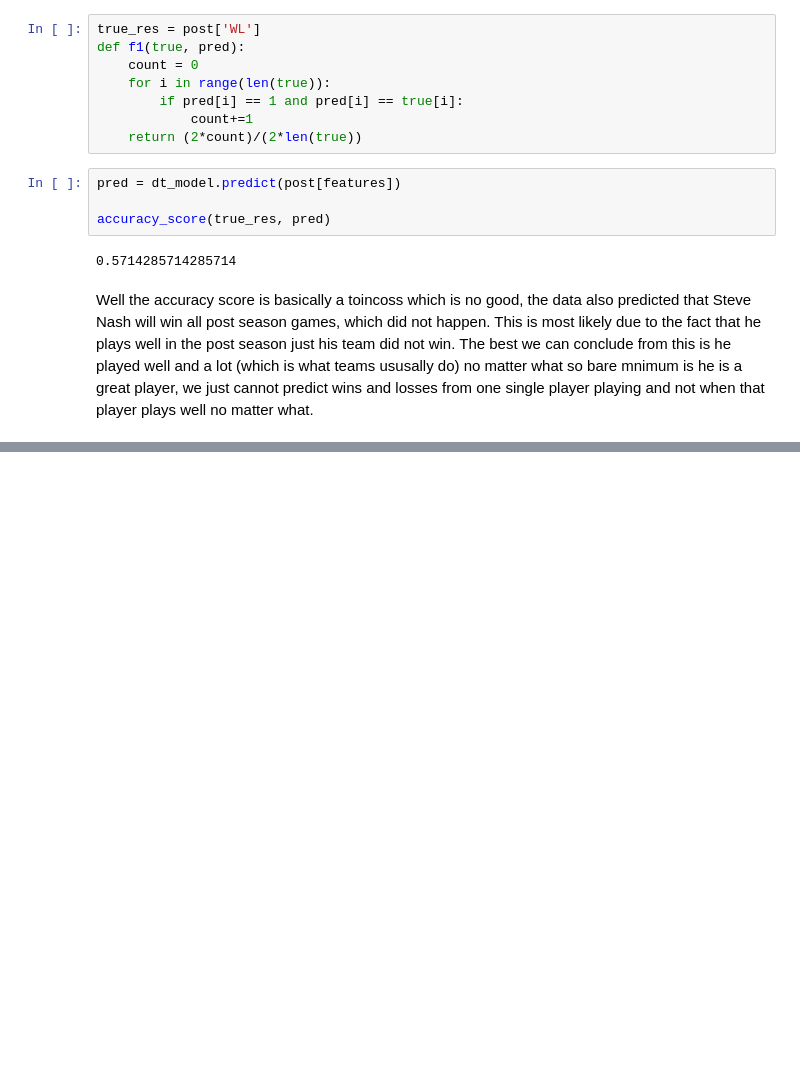
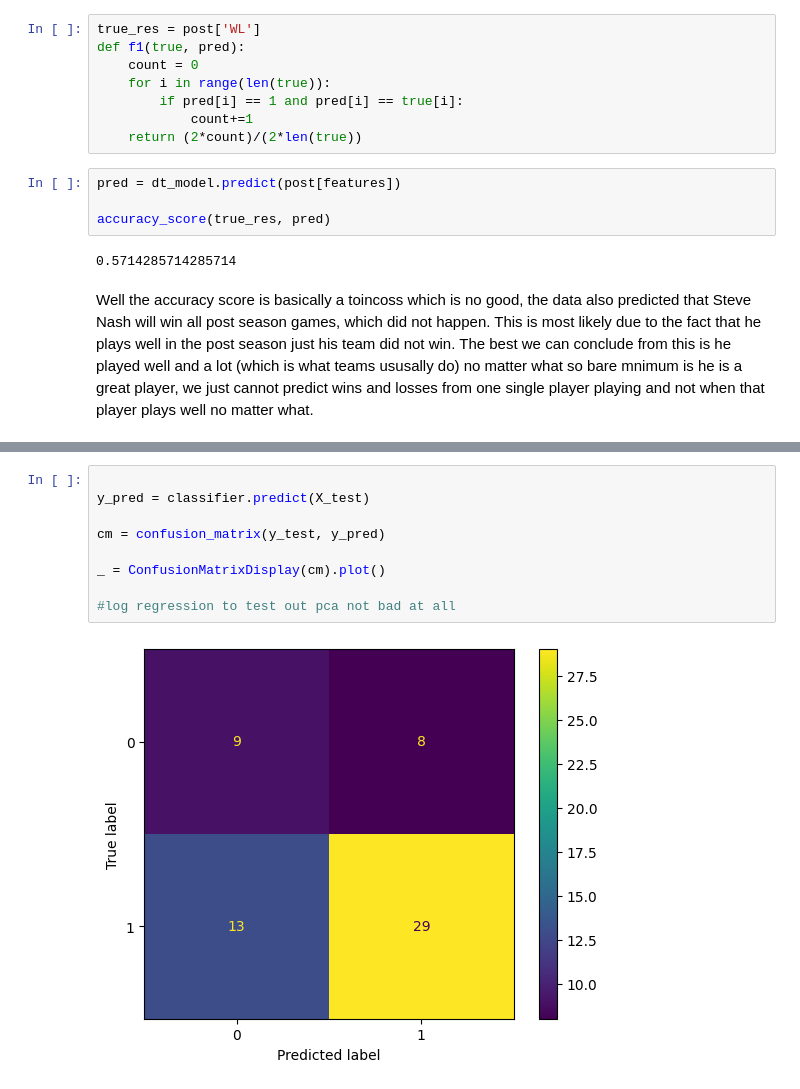
Before and after one commit to shin-fued/NASH_MVP, a Jupyter notebook: decisionTree.ipynb, the cells around one changed output, grey strips where cells are left out. Cells and saved outputs as stored; diff of their text form; blank space fills up the shorter version.

```diff
--- a/decisionTree.ipynb
+++ b/decisionTree.ipynb
@@ -187,0 +303,11 @@ Well the accuracy score is basically a toincoss which is no good, the data also
+# %%
+
+y_pred = classifier.predict(X_test)
+
+cm = confusion_matrix(y_test, y_pred)
+
+_ = ConfusionMatrixDisplay(cm).plot()
+
+#log regression to test out pca not bad at all
+# %% [output]
+[figure, added]
```
Also changed, not shown: parts of 10 cells of this notebook, 2 other files.
